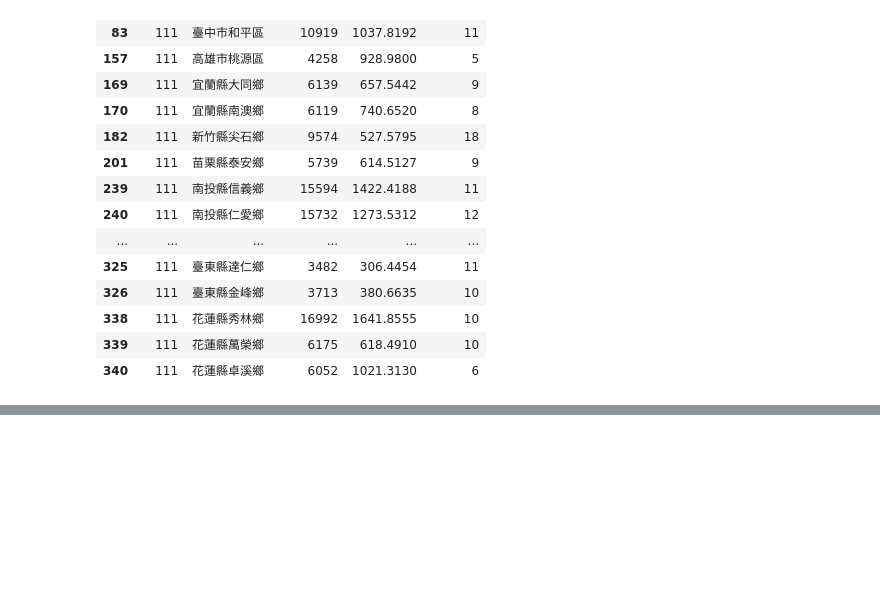
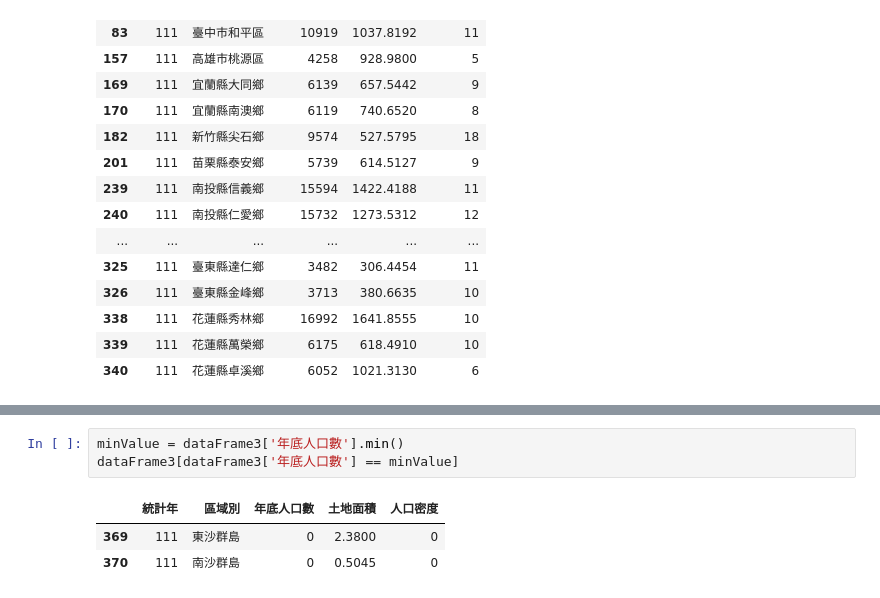
Before and after one commit to Han7502/2023_11_14_2_4, a Jupyter notebook: lesson17/lesson17_3.ipynb, the cells around one changed output, grey strips where cells are left out. Cells and saved outputs as stored; diff of their text form; blank space fills up the shorter version.

```diff
--- a/lesson17/lesson17_3.ipynb
+++ b/lesson17/lesson17_3.ipynb
@@ -142,0 +149,7 @@ dataFrame3[dataFrame3['土地面積'] > 300]
+# %%
+minValue = dataFrame3['年底人口數'].min()
+dataFrame3[dataFrame3['年底人口數'] == minValue]
+# %% [output]
+|  | 統計年 | 區域別 | 年底人口數 | 土地面積 | 人口密度 |
+| 369 | 111 | 東沙群島 | 0 | 2.3800 | 0 |
+| 370 | 111 | 南沙群島 | 0 | 0.5045 | 0 |
```
Also changed, not shown: parts of 2 cells of this notebook.
